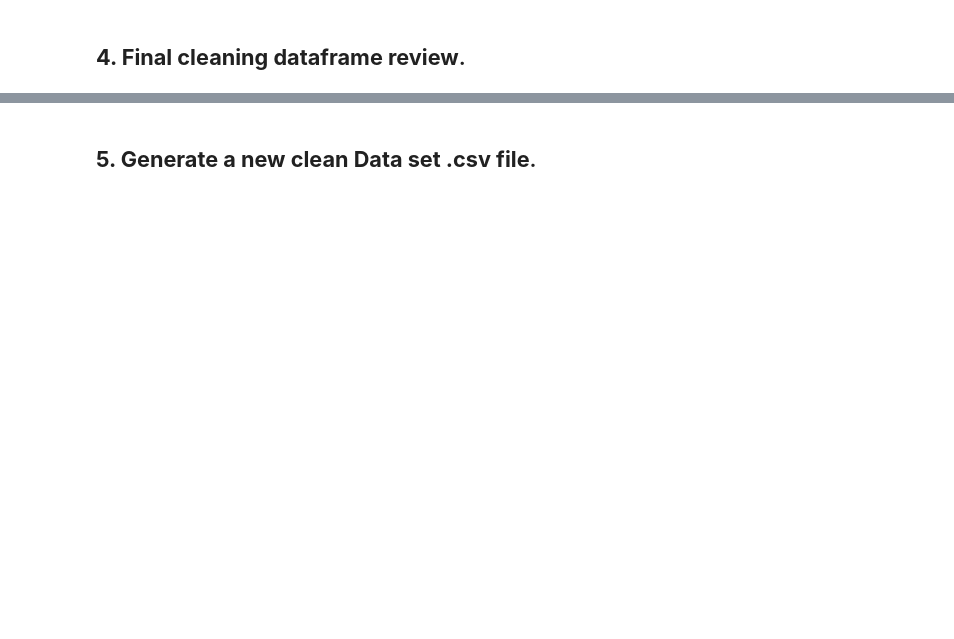
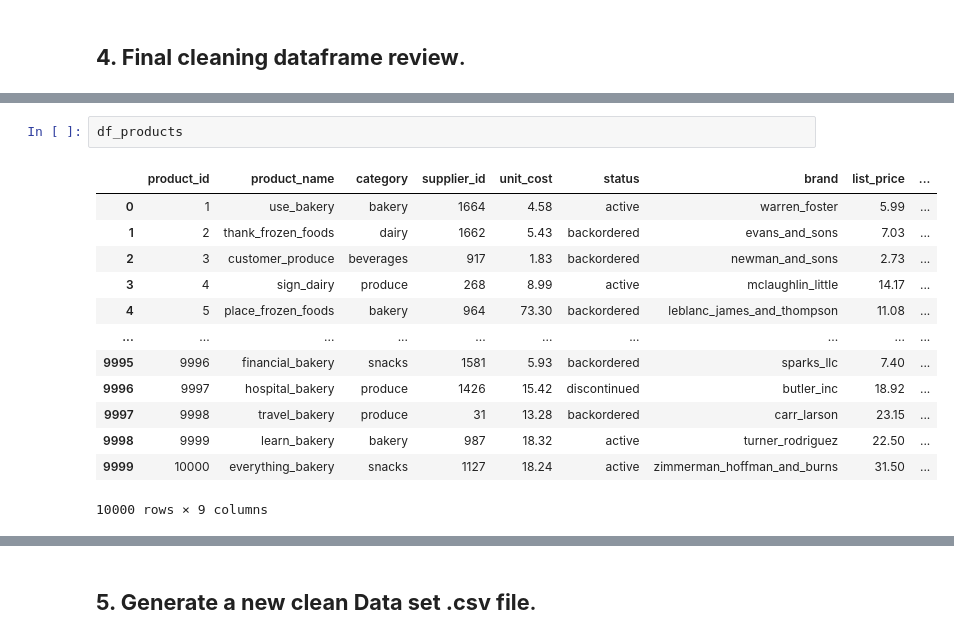
Before and after one commit to LuisPastranaLemus/P_20250706_Grocery_Store, a Jupyter notebook: notebooks/01_cleaning.ipynb, the cells around one changed output, grey strips where cells are left out. Drawn from its saved outputs; the diff is of its cells as text; blank space fills up the shorter version.

```diff
--- a/notebooks/01_cleaning.ipynb
+++ b/notebooks/01_cleaning.ipynb
@@ -504,0 +1631,16 @@ df_xxx.info()
+# %%
+df_products
+# %% [output]
+|  | product_id | product_name | category | supplier_id | unit_cost | status | brand | list_price | ... |
+| 0 | 1 | use_bakery | bakery | 1664 | 4.58 | active | warren_foster | 5.99 | ... |
+| 1 | 2 | thank_frozen_foods | dairy | 1662 | 5.43 | backordered | evans_and_sons | 7.03 | ... |
+| 2 | 3 | customer_produce | beverages | 917 | 1.83 | backordered | newman_and_sons | 2.73 | ... |
+| 3 | 4 | sign_dairy | produce | 268 | 8.99 | active | mclaughlin_little | 14.17 | ... |
+| 4 | 5 | place_frozen_foods | bakery | 964 | 73.30 | backordered | leblanc_james_and_thompson | 11.08 | ... |
+| ... | ... | ... | ... | ... | ... | ... | ... | ... | ... |
+| 9995 | 9996 | financial_bakery | snacks | 1581 | 5.93 | backordered | sparks_llc | 7.40 | ... |
+| 9996 | 9997 | hospital_bakery | produce | 1426 | 15.42 | discontinued | butler_inc | 18.92 | ... |
+| 9997 | 9998 | travel_bakery | produce | 31 | 13.28 | backordered | carr_larson | 23.15 | ... |
+| 9998 | 9999 | learn_bakery | bakery | 987 | 18.32 | active | turner_rodriguez | 22.50 | ... |
+| 9999 | 10000 | everything_bakery | snacks | 1127 | 18.24 | active | zimmerman_hoffman_and_burns | 31.50 | ... |
+10000 rows × 9 columns
```
Also changed, not shown: parts of 130 cells of this notebook, 7 other files.
